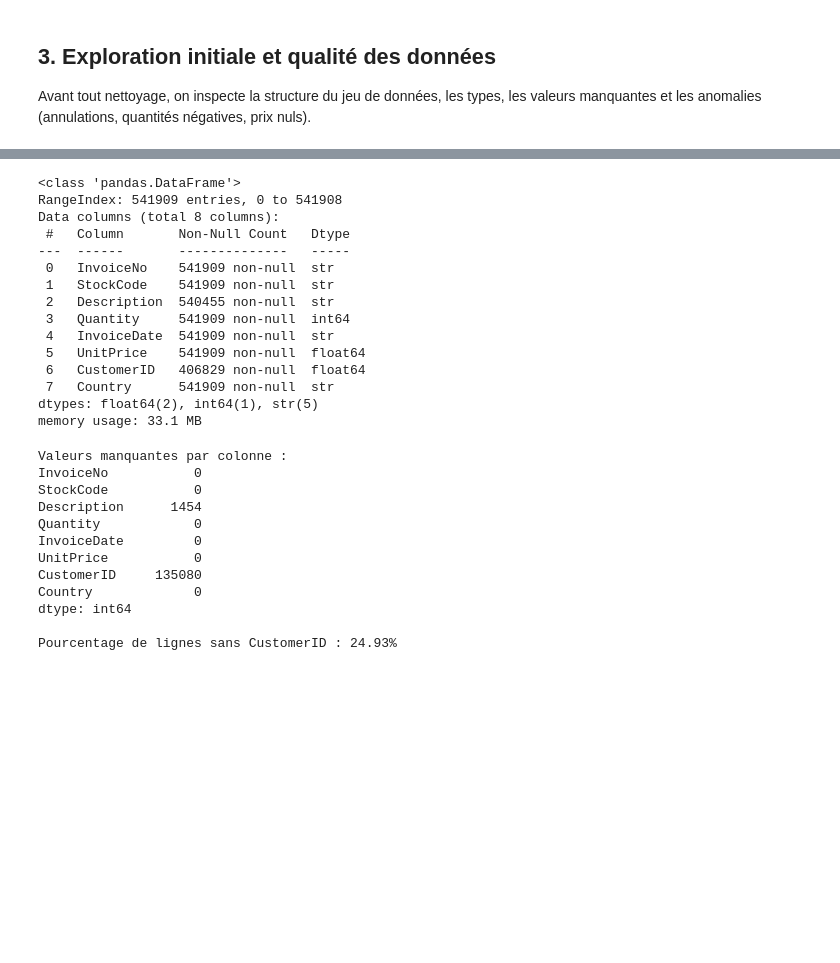
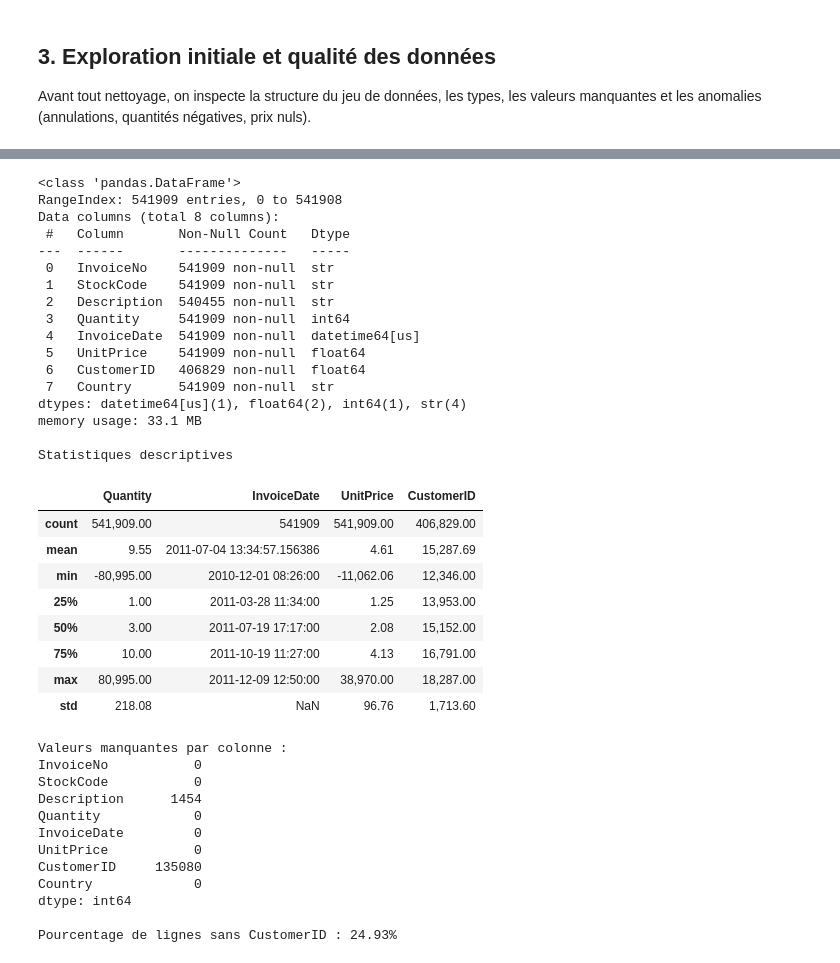
Before and after one commit to IksiBadreddine/Segmentation_RFM_de_clients_e-commerce, a Jupyter notebook: Projet11_Segmentation_RFM (1).ipynb, the cells around one changed output, grey strips where cells are left out. Saved outputs shown, nothing was run; the diff lists cells and outputs as text; code cells hidden in the pictures; blank space fills up the shorter version.

```diff
--- a/Projet11_Segmentation_RFM (1).ipynb
+++ b/Projet11_Segmentation_RFM (1).ipynb
@@ -77,7 +77,7 @@ import pandas as pd
 
 df = None
 
-# --- Méthode 1 (recommandée) : import direct en Python via le package ucimlrepo ---
+
 try:
     from ucimlrepo import fetch_ucirepo
     online_retail = fetch_ucirepo(id=352)   # Online Retail Dataset, UCI ML Repository
@@ -89,27 +89,7 @@ except Exception as e:
     print(f"Import via 'ucimlrepo' indisponible ({type(e).__name__}: {e}).")
     print("Bascule sur un fichier local...")
 
-# --- Méthode 2 (repli) : fichier local déjà téléchargé manuellement ---
-if df is None:
-    CANDIDATES = [
-        "Online Retail.xlsx",
-        "Online_Retail.xlsx",
-        "online_retail.xlsx",
-        "online_retail.csv",
-        "Online Retail.csv",
-    ]
-    path_found = next((p for p in CANDIDATES if os.path.exists(p)), None)
-    if path_found is None:
-        raise FileNotFoundError(
-            "Aucune donnée disponible : ni 'ucimlrepo' (pas de connexion internet), ni fichier local. "
-            "Téléchargez 'Online Retail.xlsx' depuis "
-            "https://archive.ics.uci.edu/dataset/352/online+retail et placez-le dans ce dossier."
-        )
-    print(f"Fichier local chargé : {path_found}")
-    if path_found.lower().endswith(".xlsx"):
-        df = pd.read_excel(path_found)
-    else:
-        df = pd.read_csv(path_found, encoding="latin1")
+
 
 print("\nDimensions :", df.shape)
 df.head()
@@ -131,22 +124,35 @@ Avant tout nettoyage, on inspecte la structure du jeu de données, les types, le
 # %%
 
 df.info()
+print("\nStatistiques descriptives")
+display(df.describe())
 # %% [output]
 <class 'pandas.DataFrame'>
 RangeIndex: 541909 entries, 0 to 541908
 Data columns (total 8 columns):
  #   Column       Non-Null Count   Dtype
 ---  ------       --------------   -----
  0   InvoiceNo    541909 non-null  str
  1   StockCode    541909 non-null  str
  2   Description  540455 non-null  str
  3   Quantity     541909 non-null  int64
- 4   InvoiceDate  541909 non-null  str
+ 4   InvoiceDate  541909 non-null  datetime64[us]
  5   UnitPrice    541909 non-null  float64
  6   CustomerID   406829 non-null  float64
  7   Country      541909 non-null  str
-dtypes: float64(2), int64(1), str(5)
+dtypes: datetime64[us](1), float64(2), int64(1), str(4)
 memory usage: 33.1 MB
+
+Statistiques descriptives
+|  | Quantity | InvoiceDate | UnitPrice | CustomerID |
+| count | 541,909.00 | 541909 | 541,909.00 | 406,829.00 |
+| mean | 9.55 | 2011-07-04 13:34:57.156386 | 4.61 | 15,287.69 |
+| min | -80,995.00 | 2010-12-01 08:26:00 | -11,062.06 | 12,346.00 |
+| 25% | 1.00 | 2011-03-28 11:34:00 | 1.25 | 13,953.00 |
+| 50% | 3.00 | 2011-07-19 17:17:00 | 2.08 | 15,152.00 |
+| 75% | 10.00 | 2011-10-19 11:27:00 | 4.13 | 16,791.00 |
+| max | 80,995.00 | 2011-12-09 12:50:00 | 38,970.00 | 18,287.00 |
+| std | 218.08 | NaN | 96.76 | 1,713.60 |
 # %%
 
 print("Valeurs manquantes par colonne :")
```
Also changed, not shown: parts of 2 cells of this notebook, 2 other files.
